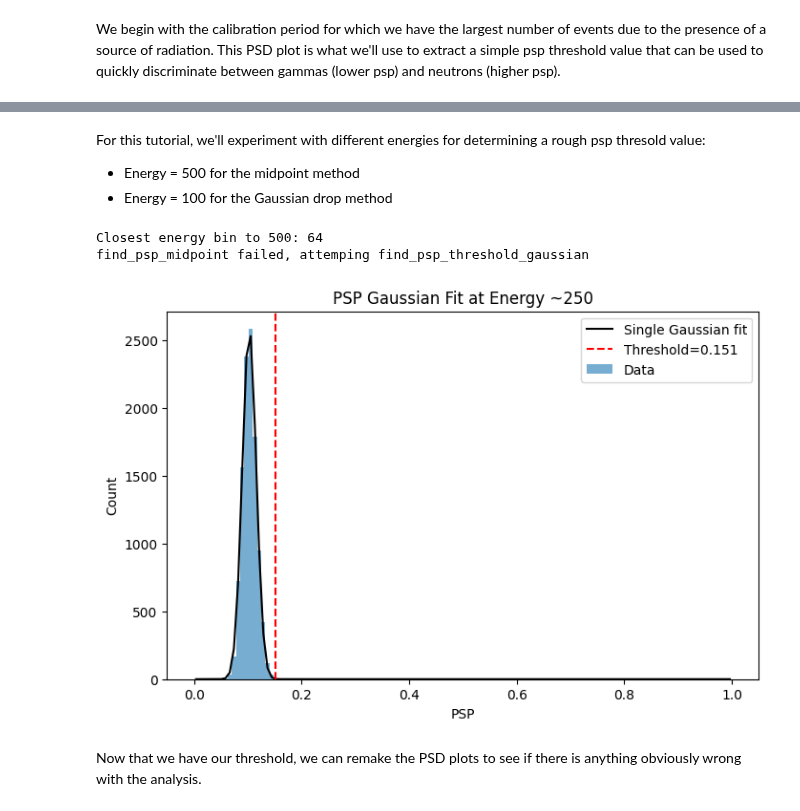
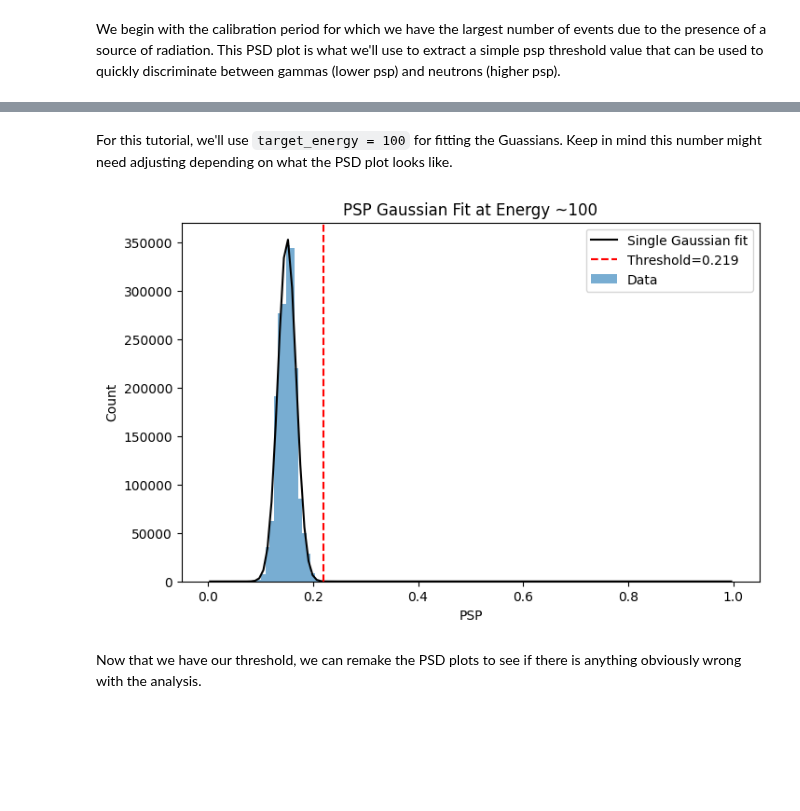
Before and after one commit to project-ida/arpa-e-experiments, a Jupyter notebook: tutorials/PSD-analysis.ipynb, the cells around one changed output, grey strips where cells are left out. Cells and saved outputs as stored; diff of their text form; code cells hidden in the pictures; blank space fills up the shorter version.

```diff
--- a/tutorials/PSD-analysis.ipynb
+++ b/tutorials/PSD-analysis.ipynb
@@ -23,8 +23,8 @@ Go ahead and change the `experiment_id` and `channel_number` below and then run
 
 You will be asked a couple of time to authenticate with your Google account, but after that all the analysis will happen automatically.
 # %%
-experiment_id = 20
-channel_number = 4
+experiment_id = 1
+channel_number = 0
 # %% [markdown]
 ## Libraries
 # %%
@@ -369,10 +300,10 @@ def find_psp_threshold_gaussian(data, target_energy=500,
                                      energy_range=(0, 4000), psp_range=(0, 1),
                                      energy_bins=512, psp_bins=128,
                                      plot=True, mean_tol=0.05, amp_ratio_tol=0.1,
-                                     drop_fraction=0.001):
+                                     num_sigma=3):
     """
     Fits Gaussian(s) to PSP distribution at a given energy and finds PSP threshold
-    where the lower Gaussian drops to 0.1% of its peak.
+    where the lower psp Gaussian drops to level give by num_sigma*sigma
     Falls back to single Gaussian if fitted Gaussians are too similar.
     """
 
@@ -425,9 +356,8 @@ def find_psp_threshold_gaussian(data, target_energy=500,
     lower_gauss = min(params, key=lambda p: p[1])
     amp, mu, sigma = lower_gauss
 
-    # Step 6: Compute PSP threshold at 0.1% of peak
-    delta = np.sqrt(-2 * sigma**2 * np.log(drop_fraction))
-    psp_threshold = mu + delta  # right-side cutoff
+    # Step 6: Compute PSP threshold at num_sigma*sigma
+    psp_threshold = mu + num_sigma*sigma  # right-side cutoff
 
     # Step 7: Plot
     if plot:
@@ -447,25 +377,17 @@ def find_psp_threshold_gaussian(data, target_energy=500,
         plt.show()
 
     return psp_threshold
-# %% [markdown]
-For this tutorial, we'll experiment with different energies for determining a rough psp thresold value:
-- Energy = 500 for the midpoint method
-- Energy = 100 for the Gaussian drop method
+# %% [markdown]
+For this tutorial, we'll use `target_energy = 100` for fitting the Guassians. Keep in mind this number might need adjusting depending on what the PSD plot looks like.
 # %%
 
 if data_exists("Calibration"):
-  try:
-    psp_threshold = find_psp_midpoint(psd_data["Calibration"], target_energy = 500, prominence=10)
-  except:
-    print("find_psp_midpoint failed, attemping find_psp_threshold_gaussian")
-    psp_threshold = find_psp_threshold_gaussian(psd_data["Calibration"], target_energy=250, drop_fraction=0.001)
+  psp_threshold = find_psp_threshold_gaussian(psd_data["Calibration"], target_energy=100, num_sigma=4)
 else:
   psp_threshold = None
   print("‼️ Calibration data does not exist, cannot perform psp thresold analysis ‼️")
 # %% [output]
-Closest energy bin to 500: 64
-find_psp_midpoint failed, attemping find_psp_threshold_gaussian
-[figure, old version]
+[figure, new version]
 # %% [markdown]
 Now that we have our threshold, we can remake the PSD plots to see if there is anything obviously wrong with the analysis.
 # %%
```
Also changed, not shown: parts of 9 cells of this notebook.
